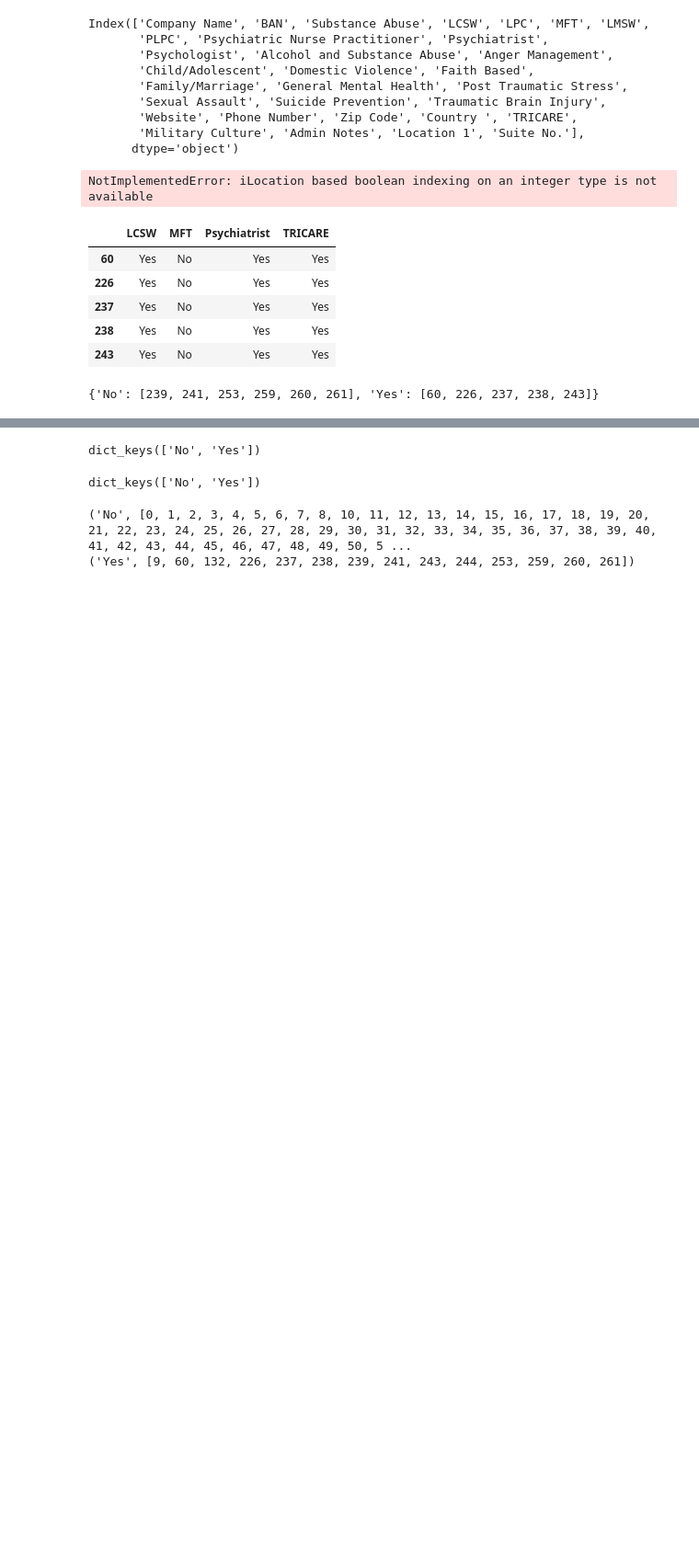
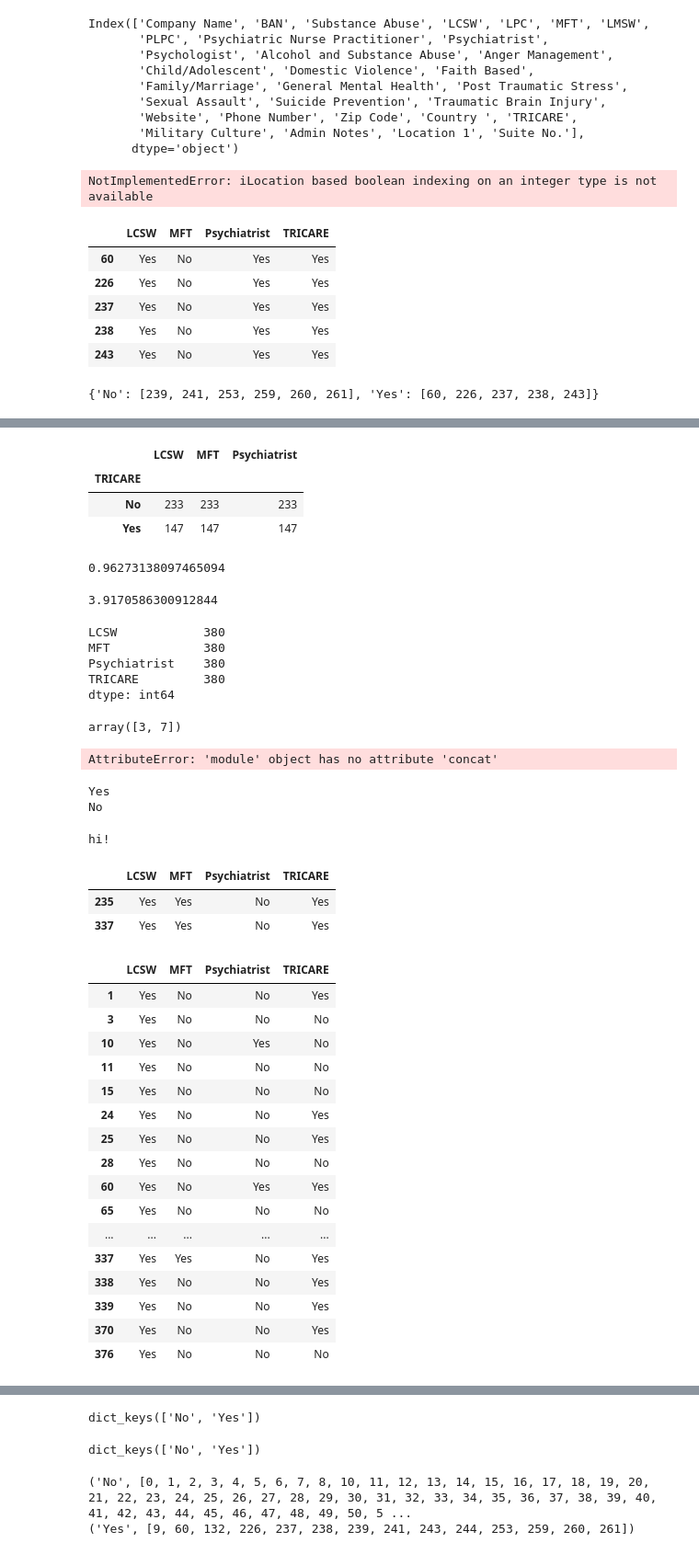
Before and after one commit to shaeselix/DecisionTrees-PandasD3, a Jupyter notebook: Veterans.ipynb, the cells around one changed output, grey strips where cells are left out. Shown: that part at 92% size. Drawn from its saved outputs; the diff is of its cells as text; code cells hidden in the pictures; blank space fills up the shorter version.

```diff
--- a/Veterans.ipynb
+++ b/Veterans.ipynb
@@ -44,0 +118,11 @@ dff = df[['LCSW','MFT','Psychiatrist','TRICARE']]
+# %%
+dff.groupby('TRICARE').count()
+# %% [output]
+|  | LCSW | MFT | Psychiatrist |
+| TRICARE |  |  |  |
+| No | 233 | 233 | 233 |
+| Yes | 147 | 147 | 147 |
+# %%
+-(233/380)*np.log2((233/380))-(147/380)*np.log2((147/380))
+# %% [output]
+0.96273138097465094
@@ -44,0 +131,12 @@ dff = df[['LCSW','MFT','Psychiatrist','TRICARE']]
+# %%
+yyy + np.sum(sum(lc[1])/sum(lc)*((-lc[1][0]/sum(lc[1]))*np.log2(lc[1][0]/sum(lc[1]))-(lc[1][1]/sum(lc[1]))*np.log2(lc[1][1]/sum(lc[1]))))
+# %% [output]
+3.9170586300912844
+# %%
+dff.count()
+# %% [output]
+LCSW            380
+MFT             380
+Psychiatrist    380
+TRICARE         380
+dtype: int64
@@ -44,0 +147,14 @@ dff = df[['LCSW','MFT','Psychiatrist','TRICARE']]
+# %%
+np.apply_along_axis(np.sum, 1, zz)
+# %% [output]
+array([3, 7])
+# %%
+np.concat(zz)
+# %% [output]
+AttributeError: 'module' object has no attribute 'concat'
+# %%
+for n in dt.ycc:
+    print(n)
+# %% [output]
+Yes
+No
@@ -45,3 +164,37 @@ dff = df[['LCSW','MFT','Psychiatrist','TRICARE']]
+# %%
+for t in [()]:
+    print('hi!')
+# %% [output]
+hi!
+# %%
+subset = dff
+for p in path1:
+    subset = subset.loc[subset[p[0]] == p[2]]
+subset
+# %% [output]
+|  | LCSW | MFT | Psychiatrist | TRICARE |
+| 235 | Yes | Yes | No | Yes |
+| 337 | Yes | Yes | No | Yes |
+# %%
+dff.loc[dff[path[0]] == path[2]]
+# %% [output]
+|  | LCSW | MFT | Psychiatrist | TRICARE |
+| 1 | Yes | No | No | Yes |
+| 3 | Yes | No | No | No |
+| 10 | Yes | No | Yes | No |
+| 11 | Yes | No | No | No |
+| 15 | Yes | No | No | No |
+| 24 | Yes | No | No | Yes |
+| 25 | Yes | No | No | Yes |
+| 28 | Yes | No | No | No |
+| 60 | Yes | No | Yes | Yes |
+| 65 | Yes | No | No | No |
+| ... | ... | ... | ... | ... |
+| 337 | Yes | Yes | No | Yes |
+| 338 | Yes | No | No | Yes |
+| 339 | Yes | No | No | Yes |
+| 370 | Yes | No | No | Yes |
+| 376 | Yes | No | No | No |
 # %%
 y = 'TRICARE'
 X = ['LCSW','MFT','Psychiatrist']
```
Also changed, not shown: parts of 20 cells of this notebook, 1 other file.
